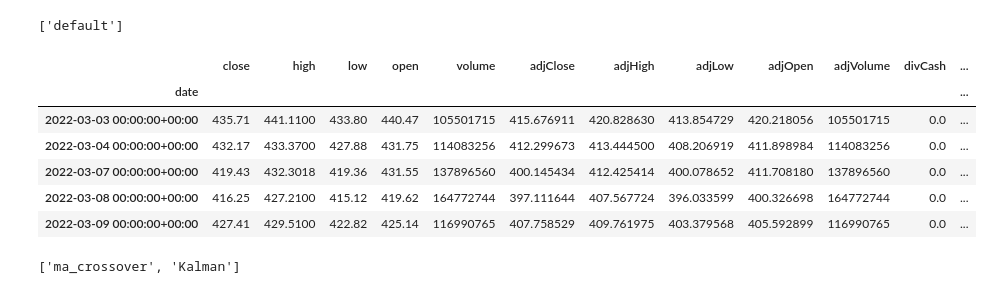
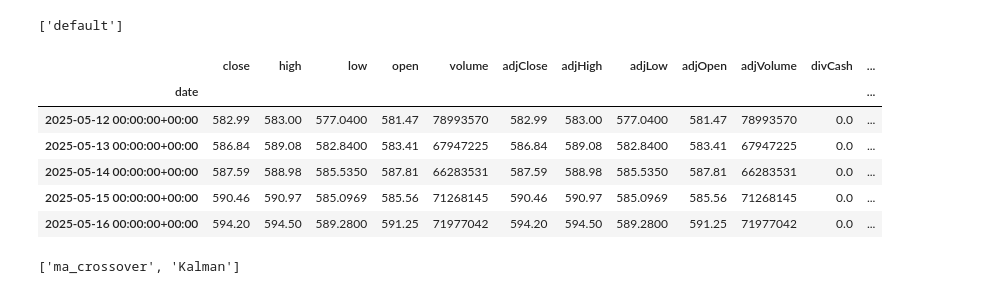
Before and after one commit to niornob/vatecas, a Jupyter notebook: src/backtesting/backtest.ipynb, the cells around one changed output. Cells and saved outputs as stored; diff of their text form; code cells hidden in the pictures.

```diff
--- a/src/backtesting/backtest.ipynb
+++ b/src/backtesting/backtest.ipynb
@@ -29,20 +27,20 @@ portfolio_registry.available()
 # %%
 default_portfolio = portfolio_registry.get('default')
 # %%
-tickers = ["SPY", "AAPL", "NVDA", "MSFT", "AMZN", "META", "GOOGL", "AVGO", "TSLA", "BRK-B", "GOOG", "JPM"]  # List of tickers
+tickers = ["SPY", "NVDA", "TSLA", "AAPL", "MSFT", "AMZN", "META", "GOOGL", "AVGO", "BRK-B", "GOOG", "JPM"]  # List of tickers
 data = {ticker: pd.read_parquet(os.path.join(data_path, f"{ticker}.parquet")) for ticker in tickers}
 data = {tk: df.loc[default_portfolio.portfolio.initial_time:] for tk, df in data.items()}
 
-data = {tk: df.iloc[:-0] for tk, df in data.items()}
+data = {tk: df.iloc[:] for tk, df in data.items()}
 data['SPY'].tail()
 # %% [output]
 |  | close | high | low | open | volume | adjClose | adjHigh | adjLow | adjOpen | adjVolume | divCash | ... |
 | date |  |  |  |  |  |  |  |  |  |  |  | ... |
-| 2022-03-03 00:00:00+00:00 | 435.71 | 441.1100 | 433.80 | 440.47 | 105501715 | 415.676911 | 420.828630 | 413.854729 | 420.218056 | 105501715 | 0.0 | ... |
-| 2022-03-04 00:00:00+00:00 | 432.17 | 433.3700 | 427.88 | 431.75 | 114083256 | 412.299673 | 413.444500 | 408.206919 | 411.898984 | 114083256 | 0.0 | ... |
-| 2022-03-07 00:00:00+00:00 | 419.43 | 432.3018 | 419.36 | 431.55 | 137896560 | 400.145434 | 412.425414 | 400.078652 | 411.708180 | 137896560 | 0.0 | ... |
-| 2022-03-08 00:00:00+00:00 | 416.25 | 427.2100 | 415.12 | 419.62 | 164772744 | 397.111644 | 407.567724 | 396.033599 | 400.326698 | 164772744 | 0.0 | ... |
-| 2022-03-09 00:00:00+00:00 | 427.41 | 429.5100 | 422.82 | 425.14 | 116990765 | 407.758529 | 409.761975 | 403.379568 | 405.592899 | 116990765 | 0.0 | ... |
+| 2025-05-12 00:00:00+00:00 | 582.99 | 583.00 | 577.0400 | 581.47 | 78993570 | 582.99 | 583.00 | 577.0400 | 581.47 | 78993570 | 0.0 | ... |
+| 2025-05-13 00:00:00+00:00 | 586.84 | 589.08 | 582.8400 | 583.41 | 67947225 | 586.84 | 589.08 | 582.8400 | 583.41 | 67947225 | 0.0 | ... |
+| 2025-05-14 00:00:00+00:00 | 587.59 | 588.98 | 585.5350 | 587.81 | 66283531 | 587.59 | 588.98 | 585.5350 | 587.81 | 66283531 | 0.0 | ... |
+| 2025-05-15 00:00:00+00:00 | 590.46 | 590.97 | 585.0969 | 585.56 | 71268145 | 590.46 | 590.97 | 585.0969 | 585.56 | 71268145 | 0.0 | ... |
+| 2025-05-16 00:00:00+00:00 | 594.20 | 594.50 | 589.2800 | 591.25 | 71977042 | 594.20 | 594.50 | 589.2800 | 591.25 | 71977042 | 0.0 | ... |
 # %%
 signal_registry = SignalRegistry()
 # %%
```
Also changed, not shown: parts of 8 cells of this notebook, 14 other files.
